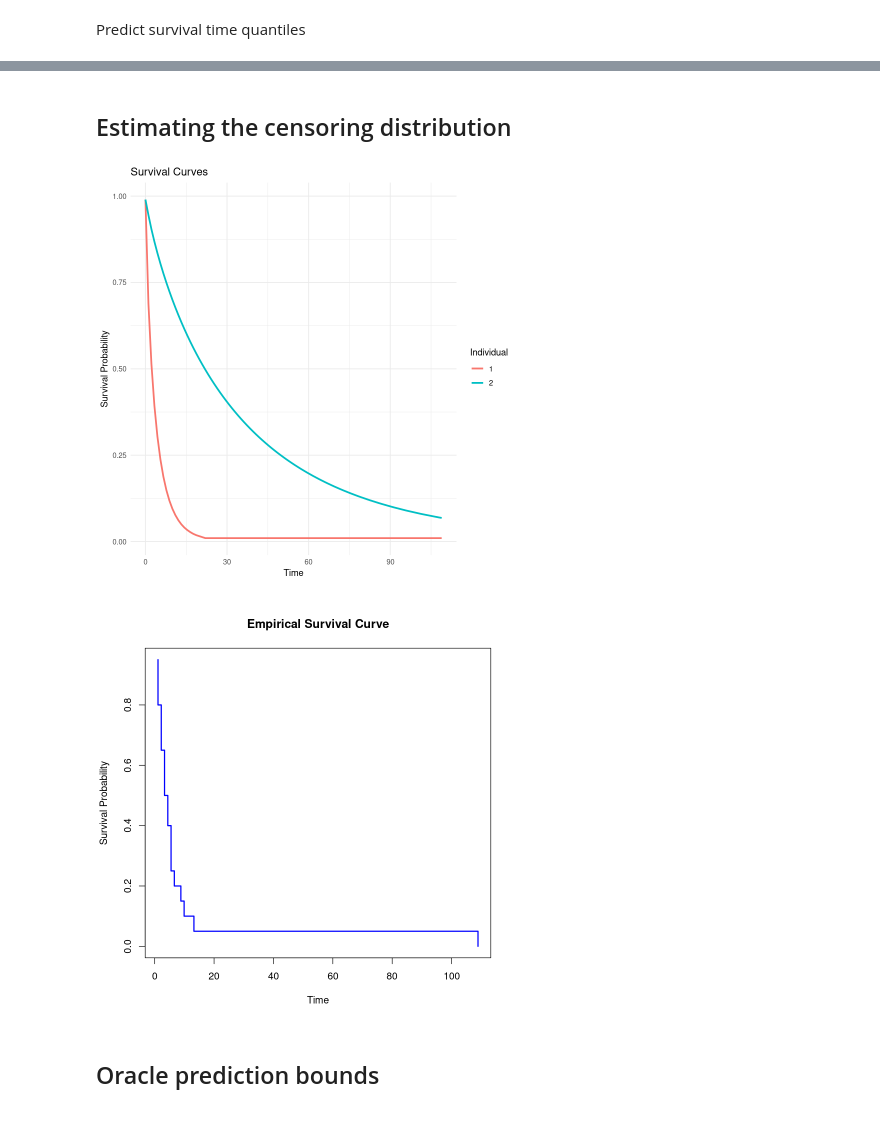
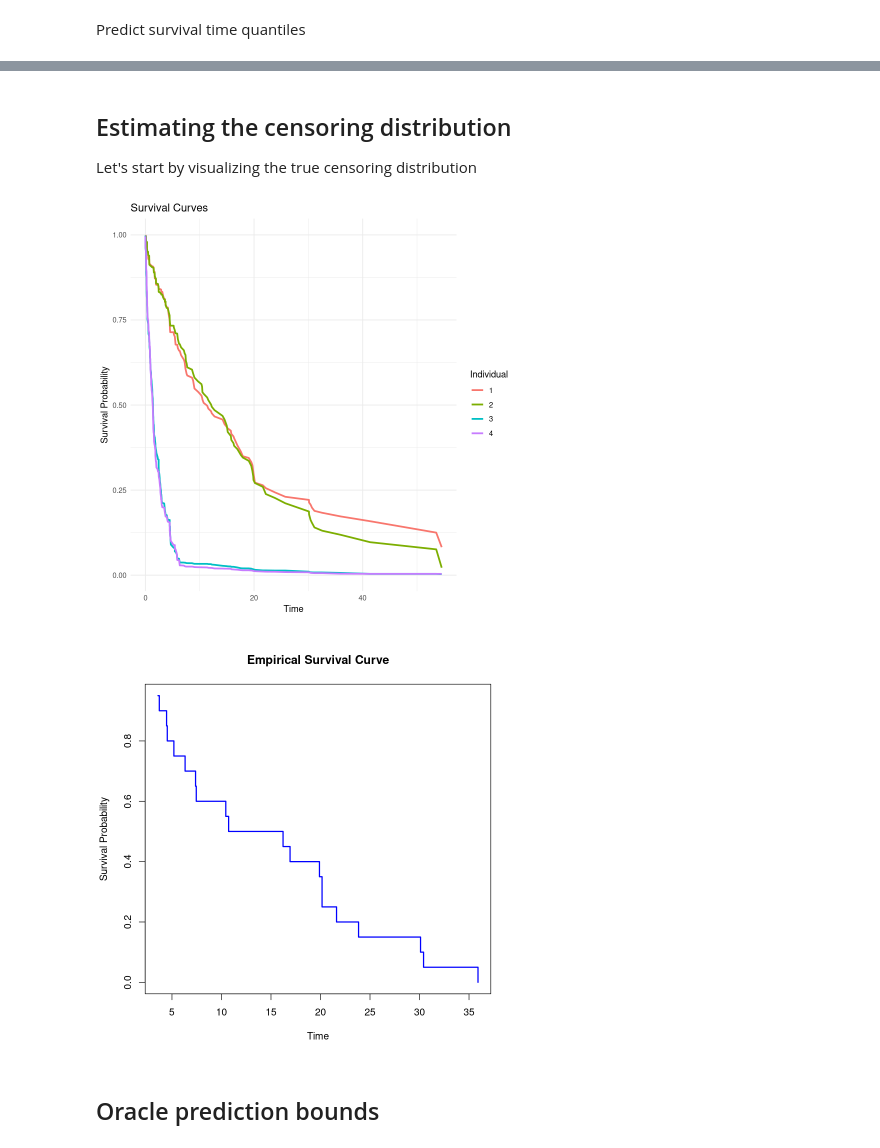
Before and after one commit to msesia/conformal_survival, a Jupyter notebook: code/survival-cqr-new.ipynb, the cells around one changed output, grey strips where cells are left out. Drawn from its saved outputs; the diff is of its cells as text; code cells hidden in the pictures.

```diff
--- a/code/survival-cqr-new.ipynb
+++ b/code/survival-cqr-new.ipynb
@@ -33,7 +33,7 @@ if(TRUE) {
 }
 
 # Sample sizes
-num_samples_train <- 1000
+num_samples_train <- 200
 num_samples_cal <- 200
 num_samples_test <- 500
 
@@ -182,7 +192,7 @@ surv_model$fit(Surv(time, status) ~ ., data = data.train)
 
 Visualize the predicted survival curves for two individuals.
 # %%
-idx.predict <- c(1:10)
+idx.predict <- c(1:4)
 
 predictions = surv_model$predict_survival(data.cal[idx.predict,])
 plot_survival_curves(predictions)
@@ -210,22 +214,26 @@ A data.frame: 10 × 3
 # %% [markdown]
 ## Estimating the censoring distribution
+
+Let's start by visualizing the true censoring distribution
 # %%
 source("utils_censoring.R")
+source("utils_survival_new.R")
 
 # Initialize a base model for the censoring distribution
-cens_base_model <- SurvregModelWrapper$new(dist="weibull")
+cens_base_model <- GRF_SurvivalForestWrapper$new()
 
 # Create an instance of the CensoringModel class with the model
 censoring_model <- CensoringModel$new(model = cens_base_model)
 
 # Fit the censoring distribution
 censoring_model$fit(data = data.train)
 
 # Plot the censoring distribution for the first individual
-idx.predict <- c(1:2)
-plot_survival_curves(censoring_model$model$predict_survival(data.cal[idx.predict,]))
+idx.predict <- c(1:4)
+pred_surv = censoring_model$model$predict_survival(data.cal[idx.predict,])
+plot_survival_curves(pred_surv)
 # %% [output]
-[figure, old version]
+[figure, new version]
 # %%
 # Re-sample the censoring times
 idx.predict <- c(1)
@@ -252,7 +260,7 @@ plot_empirical_survival_curve <- function(values) {
 
 plot_empirical_survival_curve(C.new)
 # %% [output]
-[figure, old version]
+[figure, new version]
 # %% [markdown]
 ## Oracle prediction bounds
 # %%
```
Also changed, not shown: parts of 26 cells of this notebook, 5 other files.
